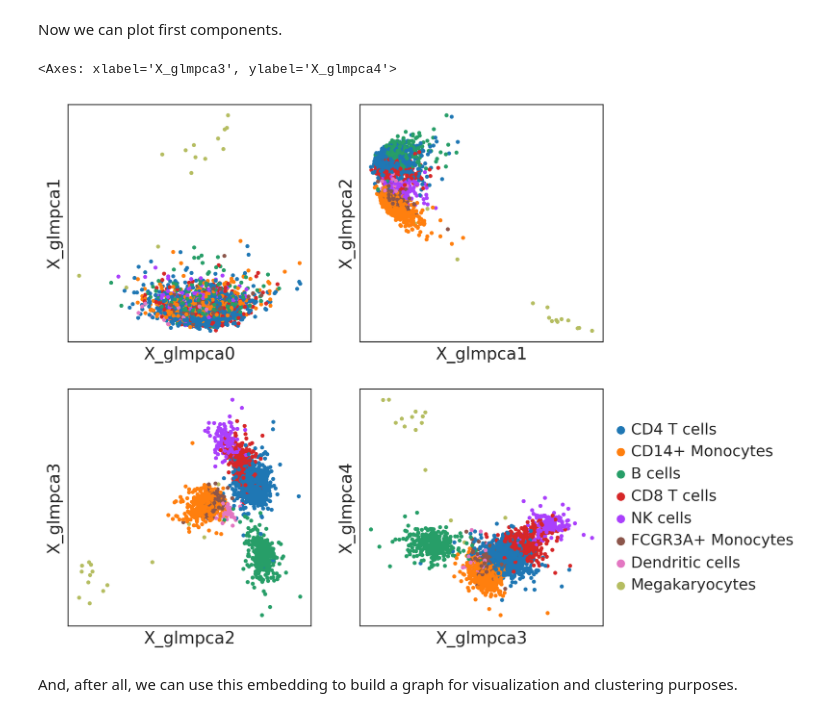
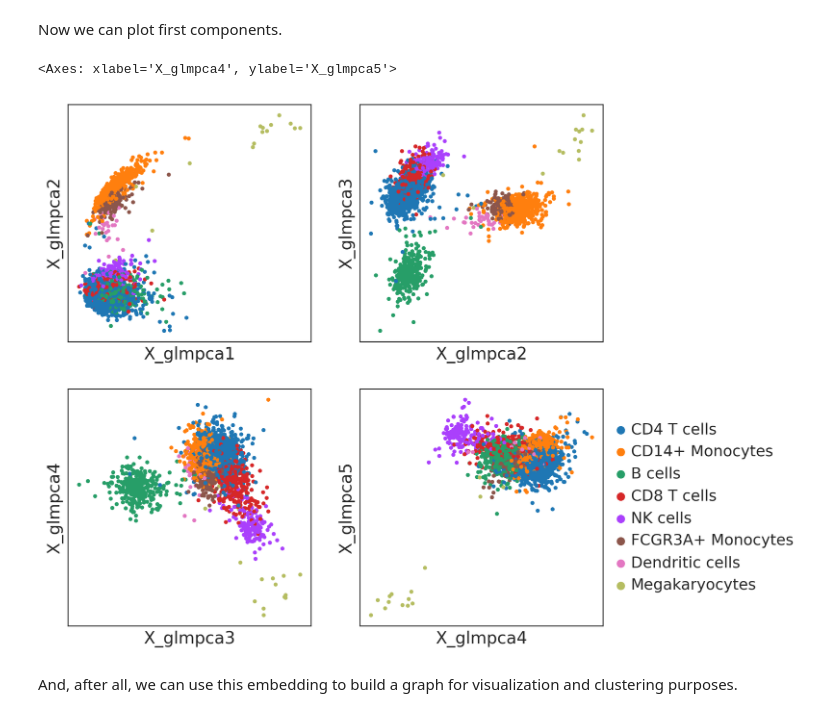
Before and after one commit to serjisa/py-fastglmpca, a Jupyter notebook: examples/scRNA-Seq.ipynb, the cells around one changed output. Drawn from its saved outputs; the diff is of its cells as text; code cells hidden in the pictures.

```diff
--- a/examples/scRNA-Seq.ipynb
+++ b/examples/scRNA-Seq.ipynb
@@ -96,19 +105,19 @@ Now we can plot first components.
 # %%
 adata.obsm["X_glmpca"] = model.U
 
 fig, axes = plt.subplots(ncols=2, nrows=2, figsize=(8, 8), dpi=100)
 
 sc.pl.embedding(adata, basis="X_glmpca", color="cell_type", legend_loc=None,
-                components="0,1", title="", ax=axes[0, 0], show=False)
+                components="1,2", title="", ax=axes[0, 0], show=False)
 sc.pl.embedding(adata, basis="X_glmpca", color="cell_type", legend_loc=None,
-                components="1,2", title="", ax=axes[0, 1], show=False)
+                components="2,3", title="", ax=axes[0, 1], show=False)
 sc.pl.embedding(adata, basis="X_glmpca", color="cell_type", legend_loc=None,
-                components="2,3", title="", ax=axes[1, 0], show=False)
+                components="3,4", title="", ax=axes[1, 0], show=False)
 sc.pl.embedding(adata, basis="X_glmpca", color="cell_type",
-                components="3,4", title="", ax=axes[1, 1], show=False)
+                components="4,5", title="", ax=axes[1, 1], show=False)
 # %% [output]
-<Axes: xlabel='X_glmpca3', ylabel='X_glmpca4'>
+<Axes: xlabel='X_glmpca4', ylabel='X_glmpca5'>
-[figure, old version]
+[figure, new version]
 # %% [markdown]
 And, after all, we can use this embedding to build a graph for visualization and clustering purposes.
 # %%
```
Also changed, not shown: parts of 13 cells of this notebook.
